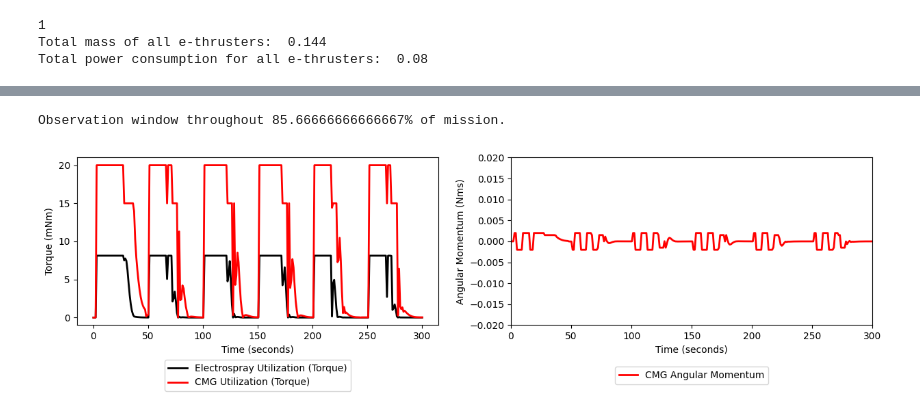
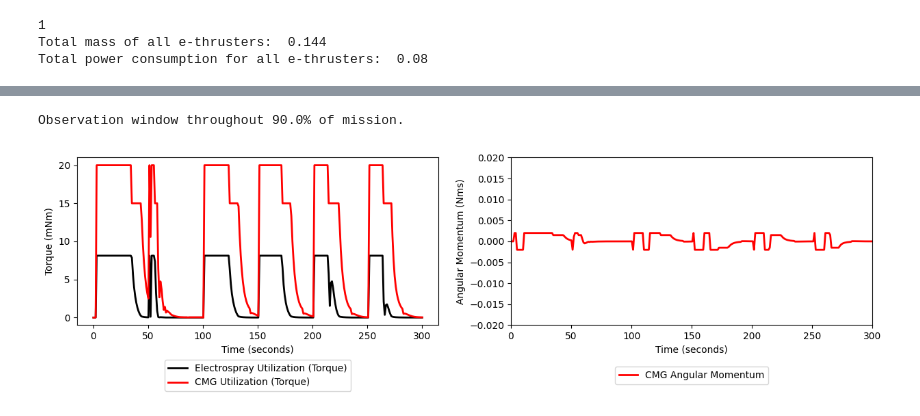
Before and after one commit to Menamonmon/on-axis-momentum, a Jupyter notebook: momentum.ipynb, the cells around one changed output, grey strips where cells are left out. Cells and saved outputs as stored; diff of their text form; code cells hidden in the pictures.

```diff
--- a/momentum.ipynb
+++ b/momentum.ipynb
@@ -107,7 +109,7 @@ def allocation(a, I, esp_thrust_max, cmg_tau_max, cmg_l_max, boom_length, tolera
             cmg_l = (sign) * usage['cmg'] * cmg_tau_max * timestep + cmg_l # update saturation of CMG
 
     # if error is less than 0.1 arcmin (25% of budget), begin unloading momentum by counter-torquing ESPs and CMGs
-    elif (e_arcmin >= 0.1 and e_arcmin <= 0.1) and tau <= esp_tau_max:
+    elif (e_arcmin >= 0.2 and e_arcmin <= 0.2) and tau <= esp_tau_max:
         usage['esp'] = tau / esp_tau_max
         if np.abs(cmg_l) > cmg_min_tolerance_coefficient * cmg_l_max: # might want to fix to ensure that momentum storage does not become negative
             unload_tau = (esp_tau_max - usage['esp'] * esp_tau_max) * cmg_unload_rate
@@ -275,37 +359,38 @@ cmg_utilization_coefficient = 0.75
 cmg_min_tolerance_coefficient = 0.05
 
 for i in range(1,n):
-    esp_tau[i] = esp_tau_max * allocation(alpha[i], Iz, esp_tau_max, cmg_tau_max, cmg_l_max, boom_length, tolerance, error[i], cmg_unload_rate, tstep, cmg_l[i], cmg_utilization_coefficient, cmg_min_tolerance_coefficient)['esp'] * (10e3)
-    cmg_tau[i] = cmg_tau_max * allocation(alpha[i], Iz, esp_tau_max, cmg_tau_max, cmg_l_max, boom_length, tolerance, error[i], cmg_unload_rate, tstep, cmg_l[i], cmg_utilization_coefficient, cmg_min_tolerance_coefficient)['cmg'] * (10e3)
-    cmg_l[i] = allocation(alpha[i], Iz, esp_tau_max, cmg_tau_max, cmg_l_max, boom_length, tolerance, error[i], cmg_unload_rate, tstep, cmg_l[i], cmg_utilization_coefficient, cmg_min_tolerance_coefficient)['l']
+	allocation_results = allocation(alpha[i], Iz, esp_tau_max, cmg_tau_max, cmg_l_max, boom_length, tolerance, error[i], cmg_unload_rate, tstep, cmg_l[i], cmg_utilization_coefficient, cmg_min_tolerance_coefficient)
+	esp_tau[i] = esp_tau_max * allocation_results['esp'] * (10e3)
+	cmg_tau[i] = cmg_tau_max * allocation_results['cmg'] * (10e3)
+	cmg_l[i] = allocation['l']
 
 acceptable_error_count = 0
 
 for i in range(0,n):
-    if error[i] < 0.4:
-        acceptable_error_count += 1
+	if error[i] < 0.4:
+		acceptable_error_count += 1
 
 error_percentage = (acceptable_error_count / n) * 100
 
 print(f"Observation window throughout {error_percentage}% of mission.")
 
 
 
 plt.figure(1,figsize=(15,7))
 plt.subplot(2,2,1)
 plt.plot(t,esp_tau,'k-',linewidth=2,label='Electrospray Utilization (Torque)')
 plt.plot(t,cmg_tau,'r-',linewidth=2,label='CMG Utilization (Torque)')
 plt.xlabel("Time (seconds)")
 plt.ylabel("Torque (mNm)")
 plt.legend(bbox_to_anchor=(0.5, -0.3), loc='center', borderaxespad=0)
 plt.subplot(2,2,2)
 plt.plot(t,cmg_l,'r-',linewidth=2,label='CMG Angular Momentum')
 plt.ylabel("Angular Momentum (Nms)")
 plt.xlabel("Time (seconds)")
 plt.ylim([-0.02,0.02])
 plt.xlim([0,n])
 plt.legend(bbox_to_anchor=(0.5, -0.3), loc='center', borderaxespad=0)
 plt.show()
 # %% [output]
-Observation window throughout 85.66666666666667% of mission.
+Observation window throughout 90.0% of mission.
-[figure, old version]
+[figure, new version]
```
Also changed, not shown: parts of 3 cells of this notebook, 2 other files.
